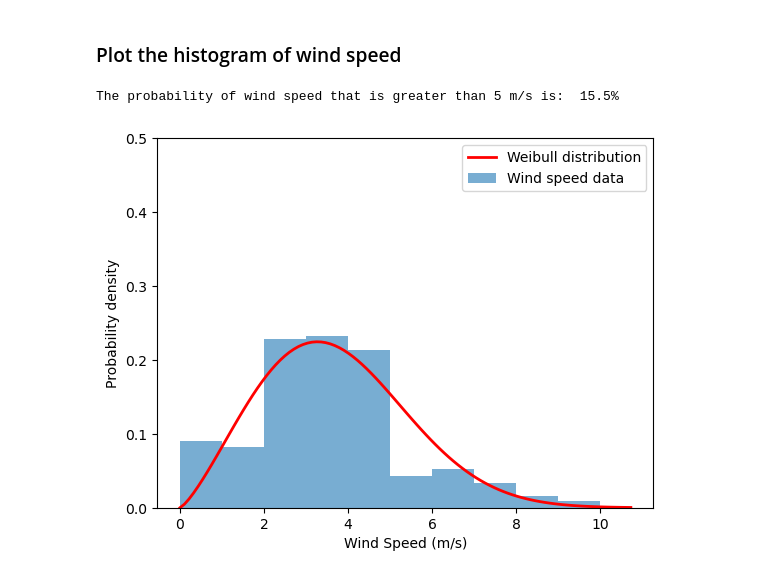
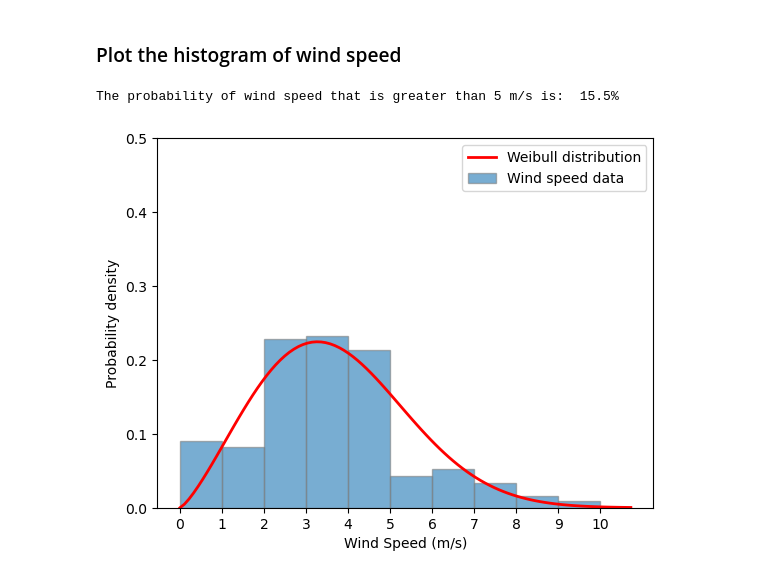
Before and after one commit to Zhu-Yifan/Lafayette_River_Time_Series_Analysis, a Jupyter notebook: notebooks/Wind_Analysis.ipynb, the cells around one changed output. Cells and saved outputs as stored; diff of their text form; code cells hidden in the pictures.

```diff
--- a/notebooks/Wind_Analysis.ipynb
+++ b/notebooks/Wind_Analysis.ipynb
@@ -219,32 +219,33 @@ plt.show()
 # Set the desired bin width
 bin_width = 1
 # Compute the sequence of bin edges based on the bin width
 bin_edges = range(int(min(speeds)), int(max(speeds)) + bin_width, bin_width)
 # Generate a histogram of the wind speed data
-h=plt.hist(speeds, bins =bin_edges, density=True, alpha=0.6)
+h=plt.hist(speeds, bins =bin_edges, density=True, alpha=0.6, edgecolor='grey')
+plt.xticks(np.arange(int(min(speeds)), int(max(speeds)+1), 1))
 # calculate the probability of wind speed that is greater than 5 m/s
 prob=h[0]
 
 sum_prob= np.sum(prob[5:])*100
 print('The probability of wind speed that is greater than 5 m/s is: ', f"{sum_prob:.1f}%" )
 
 # Fit a Weibull distribution to the wind speed  data
 params = st.weibull_min.fit(speeds,floc=0.000000001)
 # if you believe that the minimum wind speed is zero (i.e., the wind speed cannot be negative), you can fix floc to 0.
 #shape = params[0]
 #scale = params[2]
 #loc  = params[1]
 x = np.linspace(0, np.max(speeds), 100)
 y = st.weibull_min.pdf(x, *params)
 # Generate a plot of the Weibull distribution
 plt.plot(x, y, 'r-', linewidth=2)
 
 plt.ylim(0, 0.5)
 plt.xlabel('Wind Speed (m/s)')
 plt.ylabel('Probability density')
 plt.legend(['Weibull distribution','Wind speed data'])
 # Show the plot
 plt.show()
 # %% [output]
 The probability of wind speed that is greater than 5 m/s is:  15.5%
-[figure, old version]
+[figure, new version]
```
Also changed, not shown: parts of 1 cell of this notebook.
